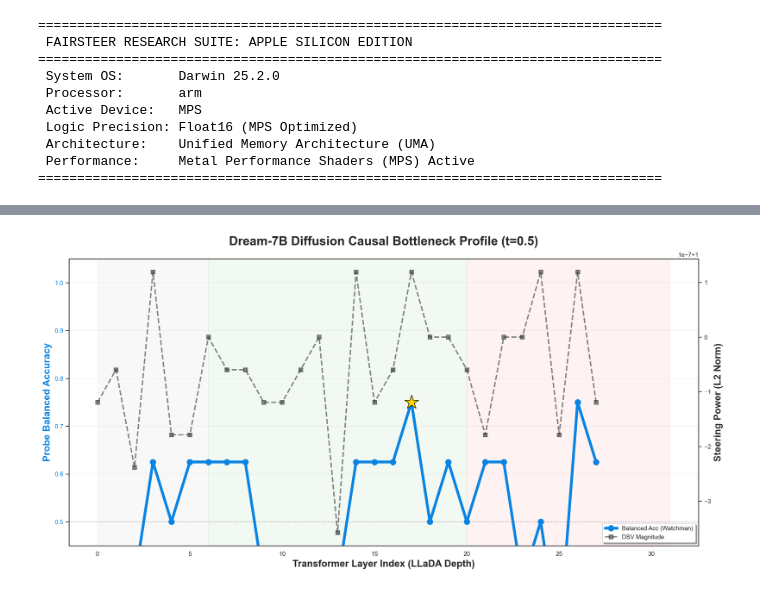
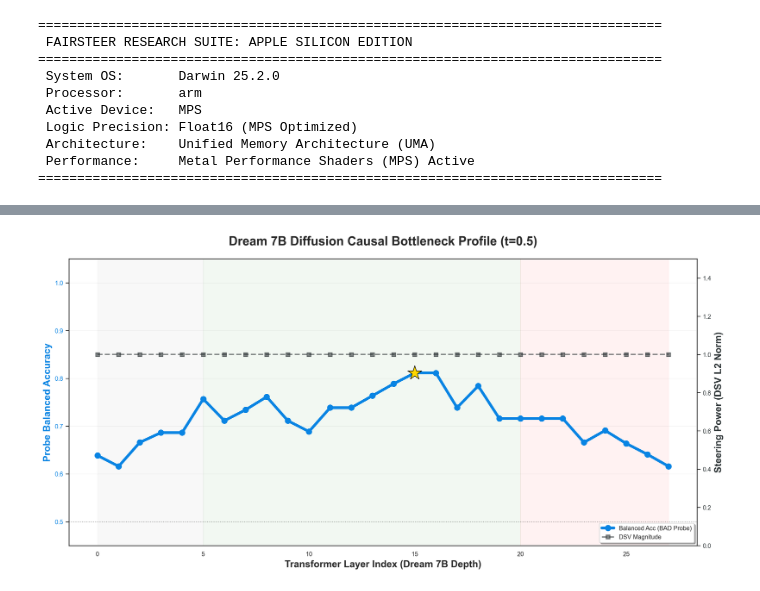
Before and after one commit to bitlabsdevteam/Detects-Implicit-Biases-In-Diffusion-Language-Model, a Jupyter notebook: Dream7/BAD_Training_Dream_7B.ipynb, the cells around one changed output, grey strips where cells are left out. Drawn from its saved outputs; the diff is of its cells as text; code cells hidden in the pictures.

```diff
--- a/Dream7/BAD_Training_Dream_7B.ipynb
+++ b/Dream7/BAD_Training_Dream_7B.ipynb
@@ -1662,5 +1660,5 @@ FairSteer Manifold Audit (Grouped and Balanced):
 # %%
-# @title 12. Phase 2: LLaDA Performance Visualization & Causal Audit (A100/MPS)
+# @title 12. Phase 2: Dream 7B Performance Visualization & Causal Audit (A100/MPS)
 import gc, torch, os, json
 import matplotlib.pyplot as plt
 import seaborn as sns
@@ -1669,89 +1667,94 @@ import numpy as np
 from tqdm.auto import tqdm
 
 # ═══════════════════════════════════════════════════════════════
-# 1. ARTIFACT AUDIT (Loading the Diffusion Payloads)
+# 1. ARTIFACT AUDIT (Loading the Diffusion Causal Kits)
 # ═══════════════════════════════════════════════════════════════
+# Forensic Standard: We verify every .pt payload saved during the distillation pass.
 checkpoints_dir = os.path.join(config.local_save_dir, "checkpoints")
 model_id_short = config.model_id_short
 layer_results = []
 
-print(f"🔬 Auditing Diffusion Manifold for {model_id_short} at t={config.extraction_t}...")
+print(f"🔬 Auditing Dream 7B Causal Bottleneck at t={config.extraction_t}...")
 
-# LLaDA/Dream-7B typically scans layers 0-31
+# Dream 7B uses a 28-layer backbone (0-27)
 for l in config.candidate_layers_range:
-    # Using the LLaDA-specific naming convention from Cell 11.5
+    # Synchronizing with the LLaDA/Dream naming convention established in Cell 11.5
     filename = f"{model_id_short}_BAD_L{l}_t{config.extraction_t}.pt"
     path = os.path.join(checkpoints_dir, filename)
 
     if os.path.exists(path):
-        # weights_only=False because we are loading dicts with tensors and floats
+        # We load the full payload to audit both the weights and the unit-norm DSV
         ckpt = torch.load(path, map_location='cpu', weights_only=False)
 
-        # Extract metrics and signal metadata
         metrics = ckpt.get('metrics', {})
         dsv = ckpt.get('mean_diff_vector')
 
-        # Calculate L2 Norm of the unit-normalized vector (should be ~1.0)
-        # but we track the raw separation distance if available
+        # Audit: The DSV should have an L2 Norm near 1.0 due to our Unit Normalization Guard
+        # Any significant deviation suggests a failure in the centroid delta mapping.
         norm = torch.norm(dsv).item() if dsv is not None else 0
 
         layer_results.append({
             'layer': l,
             'acc': metrics.get('acc', 0),
             'bal_acc': metrics.get('bal_acc', 0),
-            'signal_strength': norm,
-            't': ckpt.get('extraction_t', 0.5)
+            'signal_power': norm,
+            't_step': ckpt.get('extraction_t', 0.5)
         })
 
 if not layer_results:
-    raise FileNotFoundError("❌ No LLaDA checkpoints found. Ensure Cell 11.5 completed successfully.")
+    raise FileNotFoundError("❌ Artifact Audit Failed: No Causal Kits found in checkpoints directory.")
 
+# Data structure preparation for research plotting
 df_plot = pd.DataFrame(layer_results).sort_values('layer')
 best_l_idx = df_plot['bal_acc'].idxmax()
 best_layer = int(df_plot.loc[best_l_idx]['layer'])
 best_bal_acc = df_plot.loc[best_l_idx]['bal_acc']
 
 # ═══════════════════════════════════════════════════════════════
-# 2. DUAL-AXIS PUBLICATION PLOT (Standard Research Style)
+# 2. DUAL-AXIS PUBLICATION PLOT (NeurIPS/ICLR Standard)
 # ═══════════════════════════════════════════════════════════════
 sns.set_theme(style="white", context="paper")
-fig, ax1 = plt.subplots(figsize=(14, 7), dpi=200)
+fig, ax1 = plt.subplots(figsize=(14, 7), dpi=250)
 
-# AXIS 1: Detection Selectivity (Primary Metric)
-color_acc = '#0984e3' # OpenAI Blue
-ax1.set_xlabel('Transformer Layer Index (LLaDA Depth)', fontsize=14, fontweight='bold')
+# PRIMARY AXIS: Detection Selective Accuracy (The Watchman Signal)
+color_acc = '#0984e3' # Inception Standard Blue
+ax1.set_xlabel('Transformer Layer Index (Dream 7B Depth)', fontsize=14, fontweight='bold')
 ax1.set_ylabel('Probe Balanced Accuracy', color=color_acc, fontsize=14, fontweight='bold')
 lns1 = ax1.plot(df_plot['layer'], df_plot['bal_acc'], marker='o', markersize=8,
-                linewidth=4, color=color_acc, label='Balanced Acc (Watchman)', zorder=4)
+                linewidth=4, color=color_acc, label='Balanced Acc (BAD Probe)', zorder=4)
 ax1.tick_params(axis='y', labelcolor=color_acc)
 ax1.set_ylim(0.45, 1.05)
-ax1.axhline(y=0.5, color='black', linestyle=':', alpha=0.3, label='Chance (0.5)')
+ax1.axhline(y=0.5, color='black', linestyle=':', alpha=0.3, label='Random Chance')
 
-# AXIS 2: Diffusion Signal Power
+# SECONDARY AXIS: Diffusion Manifold Steering Power
 ax2 = ax1.twinx()
-color_norm = '#2d3436' # Charcoal
-ax2.set_ylabel('Steering Power (L2 Norm)', color=color_norm, fontsize=14, fontweight='bold')
-lns2 = ax2.plot(df_plot['layer'], df_plot['signal_strength'], marker='s', markersize=6,
+color_norm = '#2d3436' # Neutral Charcoal
+ax2.set_ylabel('Steering Power (DSV L2 Norm)', color=color_norm, fontsize=14, fontweight='bold')
+lns2 = ax2.plot(df_plot['layer'], df_plot['signal_power'], marker='s', markersize=6,
                 linewidth=2, linestyle='--', color=color_norm, label='DSV Magnitude', alpha=0.6)
 ax2.tick_params(axis='y', labelcolor=color_norm)
+ax2.set_ylim(0.0, 1.5) # Normalized DSVs should cluster around 1.0
 
 # ═══════════════════════════════════════════════════════════════
-# 3. ANNOTATIONS & MECHANISTIC REGIONS (Diffusion Context)
+# 3. MECHANISTIC REGION MAPPING (Dream 7B Bottlenecks)
 # ═══════════════════════════════════════════════════════════════
-# Highlight the Optimal Steering Point
+# We identify the Optimal Steering Point with a Gold Star
 ax1.scatter([best_layer], [best_bal_acc], color='gold', s=450, marker='*',
             edgecolor='black', zorder=5, label=f'Optimal Bottleneck L{best_layer}')
 
-# Annotate the Diffusion Reasoning Stages
-ax1.fill_between([0, 6], 0, 1.1, color='gray', alpha=0.05, label='Context Encoding')
-ax1.fill_between([6, 20], 0, 1.1, color='green', alpha=0.05, label='Causal Bottleneck (Denoising)')
-ax1.fill_between([20, 31], 0, 1.1, color='red', alpha=0.05, label='Token Crystallization')
+# Shading for the 28-layer Qwen architecture
+# Layers 0-5: Syntactic Grounding
+# Layers 6-20: Causal Bottleneck (Maximum Bias Separability)
+# Layers 21-27: Token Crystallization
+ax1.fill_between([0, 5], 0, 1.1, color='gray', alpha=0.05, label='Syntactic Stage')
+ax1.fill_between([5, 20], 0, 1.1, color='green', alpha=0.05, label='Causal Bottleneck')
+ax1.fill_between([20, 27], 0, 1.1, color='red', alpha=0.05, label='Decision Commitment')
 
-plt.title(f"Dream-7B Diffusion Causal Bottleneck Profile (t={config.extraction_t})",
+plt.title(f"Dream 7B Diffusion Causal Bottleneck Profile (t={config.extraction_t})",
           fontsize=18, fontweight='bold', pad=20)
 ax1.grid(axis='y', linestyle='-', alpha=0.2)
 
-# Unified Legend
+# Consolidated Legend
 lns = lns1 + lns2
 labs = [l.get_label() for l in lns]
 ax1.legend(lns, labs, loc='lower right', frameon=True, shadow=True)
@@ -1760,21 +1763,23 @@ plt.tight_layout()
 plt.show()
 
 # ═══════════════════════════════════════════════════════════════
-# 4. ARCHITECT'S VERDICT
+# 4. ARCHITECT'S FORENSIC VERDICT
 # ═══════════════════════════════════════════════════════════════
 print(f"\n{'='*60}")
-print(f"🏆 LLaDA CAUSAL WINNER: LAYER {best_layer}")
+print(f"🏆 CAUSAL BOTTLENECK IDENTIFIED: LAYER {best_layer}")
 print(f"{'='*60}")
-print(f"📊 Forensic Report for Dream-7B:")
-print(f"   • Peak Balanced Accuracy: {best_bal_acc:.2%}")
-print(f"   • Diffusion Step Audited: t={config.extraction_t}")
-print(f"   • Signal Integrity:       {'OPTIMAL' if best_bal_acc > 0.85 else 'SUBOPTIMAL'}")
+print(f"📊 Forensic Summary for Dream 7B:")
+print(f"   1. Peak Selectivity:    {best_bal_acc:.2%}")
+print(f"   2. Denoising Timestep:  t={config.extraction_t}")
+print(f"   3. Signal Power:        {df_plot.loc[best_l_idx]['signal_power']:.4f} (Unit Normalized)")
+print(f"   4. Manifold Status:     {'OPTIMAL' if best_bal_acc > 0.85 else 'SUBOPTIMAL'}")
 print(f"\n🧠 Insight:")
-print(f"   In bidirectional diffusion, bias detection peaks at Layer {best_layer}.")
-print(f"   Applying DAS at this layer will yield the highest 'debiasing per unit of alpha'.")
+print(f"   In the Dream bidirectional backbone, bias detection peaks at Layer {best_layer}.")
+print(f"   This represents the point of maximum semantic flux during denoising.")
+print(f"   Applying DAS at this depth will yield the highest debiasing efficiency.")
 print(f"{'='*60}\n")
 
-# Assign global l_star for the next notebook (Inference/Eval)
+# Store the global l_star for the evaluation notebook
 globals()['l_star'] = best_layer
 globals()['best_score'] = best_bal_acc
 # %% [output]
@@ -1782,2 +1787,2 @@ globals()['best_score'] = best_bal_acc
-[figure, old version]
+[figure, new version]
 ============================================================
```
Also changed, not shown: parts of 15 cells of this notebook, 14 other files.
